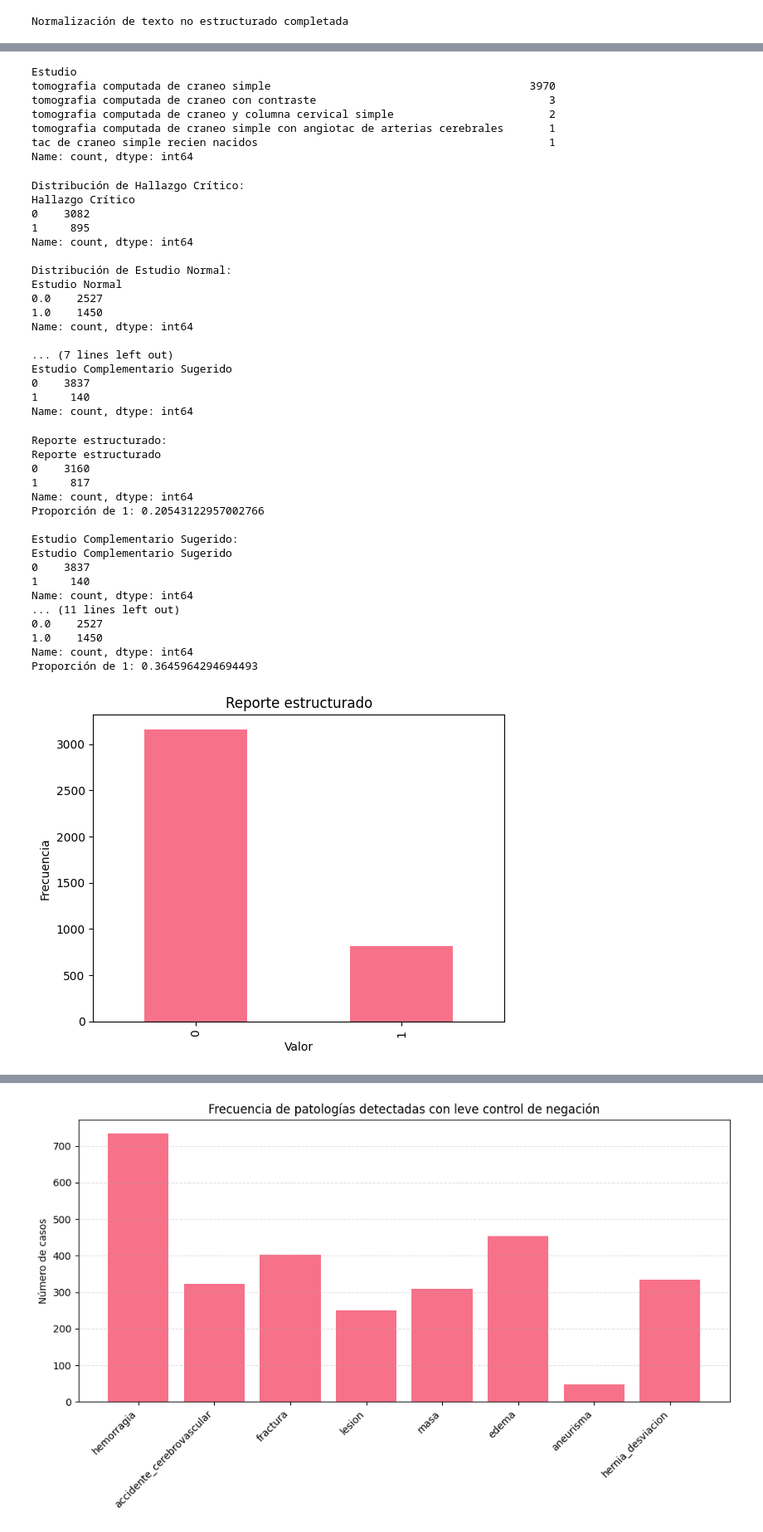
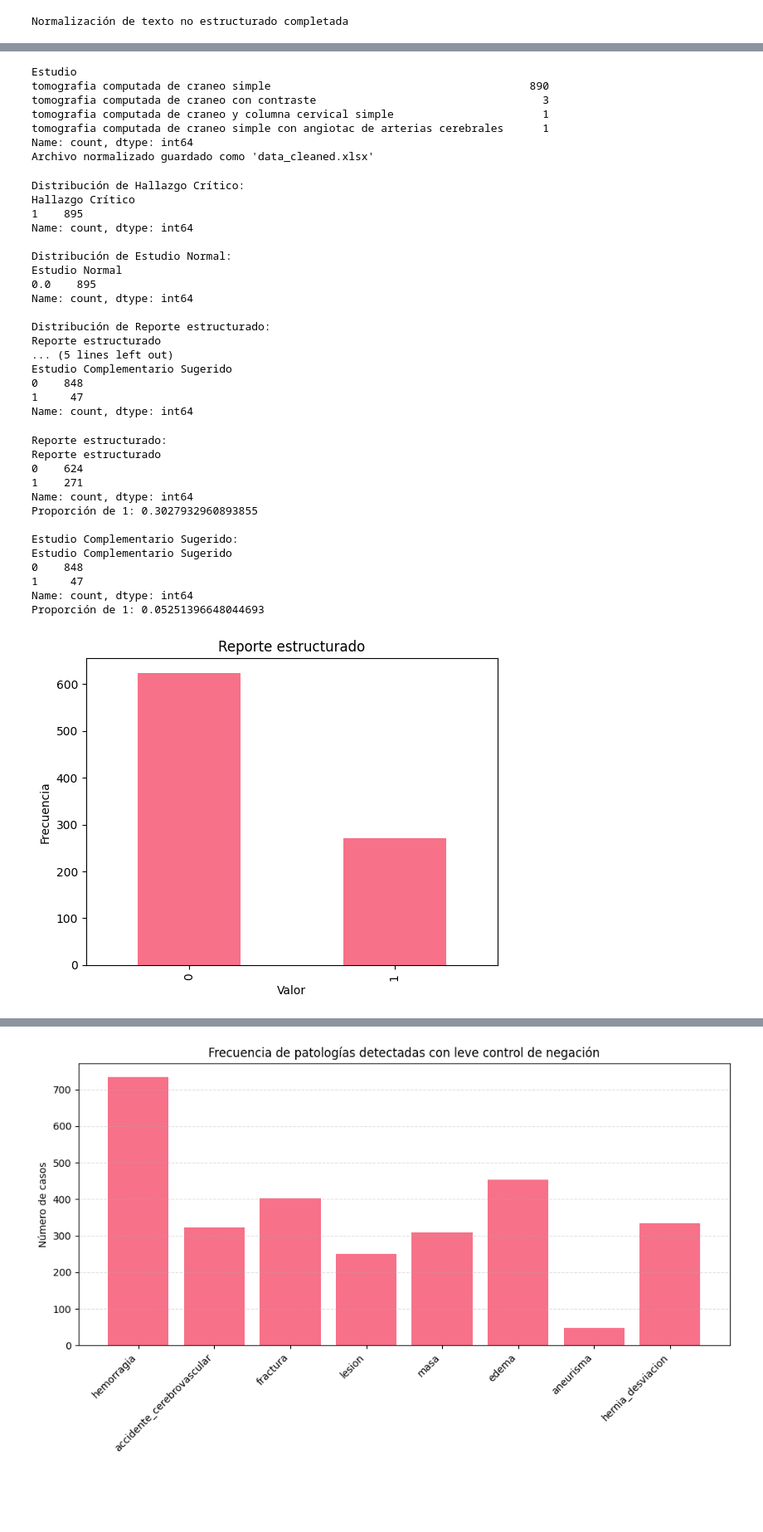
Before and after one commit to isabelaocampos/PDG-Diagnostico-Clinico, a Jupyter notebook: notebooks/Analisis_y_Transformacion_1.ipynb, the cells around one changed output, grey strips where cells are left out. Shown at 83% size. Saved outputs shown, nothing was run; the diff lists cells and outputs as text; code cells hidden in the pictures; blank space fills up the shorter version.

```diff
--- a/notebooks/Analisis_y_Transformacion_1.ipynb
+++ b/notebooks/Analisis_y_Transformacion_1.ipynb
@@ -110,0 +146,8 @@ dtype: int64
+# %%
+# Limpieza recomendada para entrenamiento de modelos
+df['Datos Clínicos'] = df['Datos Clínicos'].fillna('NR')  # Solo si Hallazgos y Opinión están presentes
+df = df.dropna(subset=['Hallazgos', 'Opinión'])  # Elimina registros sin texto o sin etiqueta
+print('Registros restantes tras limpieza:')
+print(df.shape)
+print('Valores nulos por columna:')
+print(df.isnull().sum())
@@ -219,14 +278,17 @@ def normalize_estudio(value):
 
 df['Estudio'] = df['Estudio'].apply(normalize_estudio)
 print(df['Estudio'].value_counts())
+# Guardar el DataFrame limpio
+df.to_excel('../../data_cleaned.xlsx', index=False)
+print("Archivo normalizado guardado como 'data_cleaned.xlsx'")
 # %% [output]
 Estudio
-tomografia computada de craneo simple                                        3970
-tomografia computada de craneo con contraste                                    3
-tomografia computada de craneo y columna cervical simple                        2
-tomografia computada de craneo simple con angiotac de arterias cerebrales       1
-tac de craneo simple recien nacidos                                             1
+tomografia computada de craneo simple                                        890
+tomografia computada de craneo con contraste                                   3
+tomografia computada de craneo y columna cervical simple                       1
+tomografia computada de craneo simple con angiotac de arterias cerebrales      1
 Name: count, dtype: int64
+Archivo normalizado guardado como 'data_cleaned.xlsx'
 # %%
 # Verificar distribución de valores binarios
 print("Distribución de Hallazgo Crítico:")
@@ -243,50 +305,46 @@ print(df['Estudio Complementario Sugerido'].value_counts())
 # %% [output]
 Distribución de Hallazgo Crítico:
 Hallazgo Crítico
-0    3082
-1     895
+1    895
 Name: count, dtype: int64
 
 Distribución de Estudio Normal:
 Estudio Normal
-0.0    2527
-1.0    1450
+0.0    895
 Name: count, dtype: int64
 
-... (7 lines left out)
+Distribución de Reporte estructurado:
+Reporte estructurado
+... (5 lines left out)
 Estudio Complementario Sugerido
-0    3837
-1     140
+0    848
+1     47
 Name: count, dtype: int64
 # %%
-binary_cols = ['Reporte estructurado', 'Estudio Complementario Sugerido', 'Hallazgo Crítico', 'Estudio Normal']
+binary_cols = ['Reporte estructurado', 'Estudio Complementario Sugerido']
 
 for col in binary_cols:
     print(f"\n{col}:")
     print(df[col].value_counts())
     print("Proporción de 1:", df[col].mean())
 
 for col in binary_cols:
     df[col].value_counts().plot(kind='bar', title=col)
     plt.xlabel('Valor')
     plt.ylabel('Frecuencia')
     plt.show()
 # %% [output]
 Reporte estructurado:
 Reporte estructurado
-0    3160
-1     817
+0    624
+1    271
 Name: count, dtype: int64
-Proporción de 1: 0.20543122957002766
+Proporción de 1: 0.3027932960893855
 
 Estudio Complementario Sugerido:
 Estudio Complementario Sugerido
-0    3837
-1     140
+0    848
+1     47
 Name: count, dtype: int64
-... (11 lines left out)
-0.0    2527
-1.0    1450
-Name: count, dtype: int64
-Proporción de 1: 0.3645964294694493
+Proporción de 1: 0.05251396648044693
-[figure, old version]
+[figure, new version]
```
Also changed, not shown: parts of 18 cells of this notebook, 1 other file.
